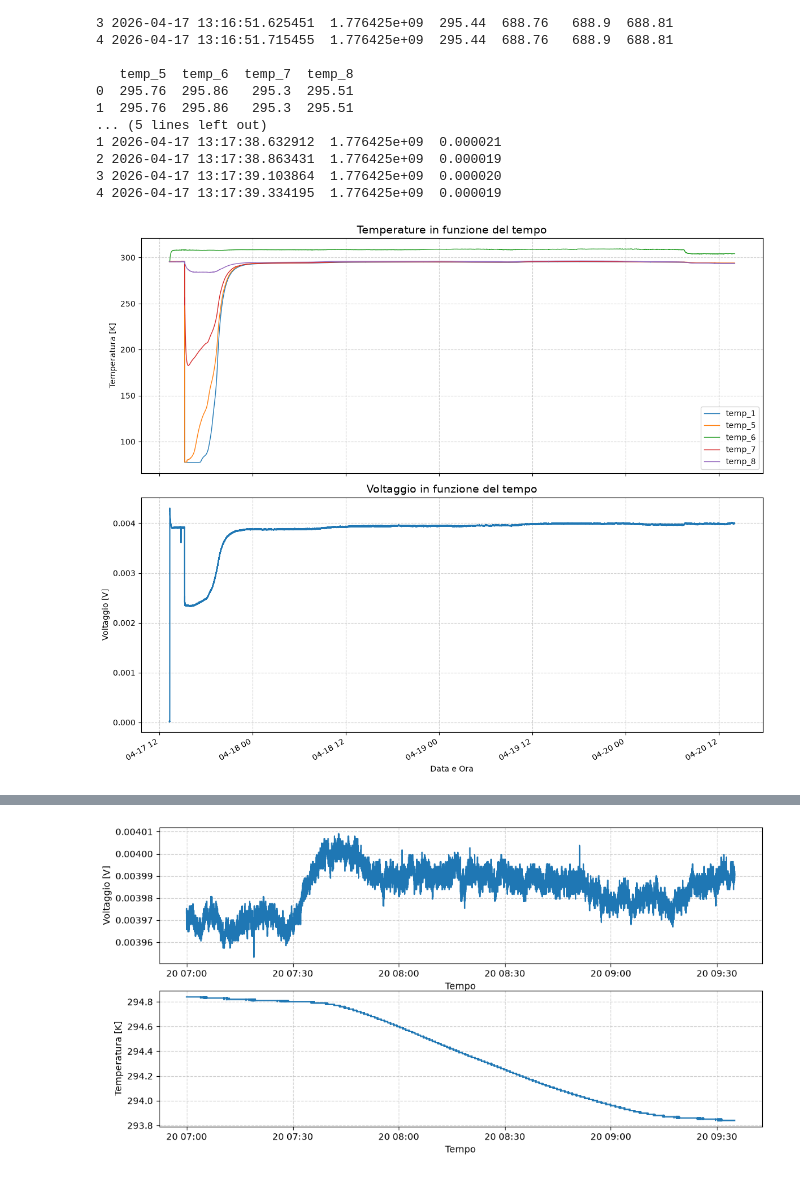
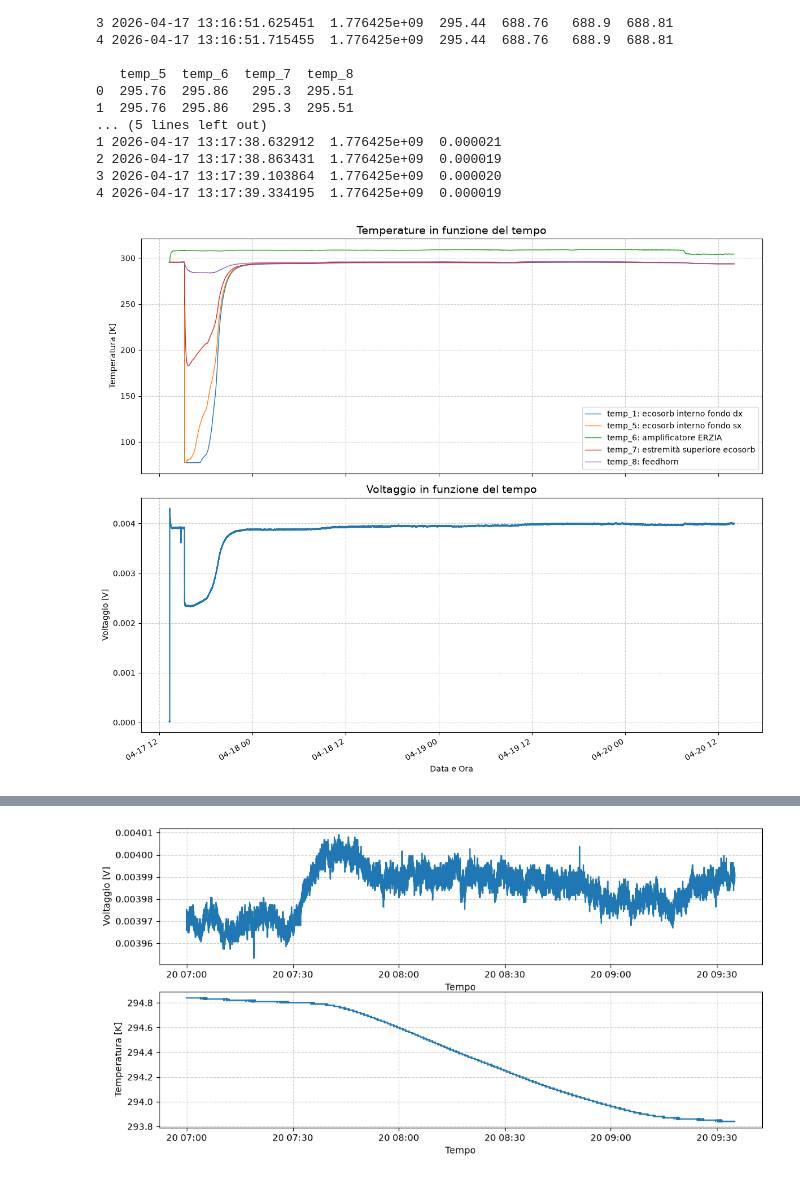
Before and after one commit to Doldz/DRM_RadioLab, a Jupyter notebook: dati_T_noise/calcolo_T_noise.ipynb, the cells around one changed output, grey strips where cells are left out. Drawn from its saved outputs; the diff is of its cells as text; code cells hidden in the pictures.

```diff
--- a/dati_T_noise/calcolo_T_noise.ipynb
+++ b/dati_T_noise/calcolo_T_noise.ipynb
@@ -57,8 +59,8 @@ df_temps.columns = cols_temps
 df_volts.columns = cols_volts
 
 #conversion of the date in a usable format for plotting
-df_temps['date'] = pd.to_datetime(df_temps['date'],errors='coerce')
-df_volts['date'] = pd.to_datetime(df_volts['date'],errors='coerce')
+df_temps['date'] = pd.to_datetime(df_temps['date'], format='ISO8601')
+df_volts['date'] = pd.to_datetime(df_volts['date'], format='ISO8601')
 df_volts['volts'] *= -1
 
 print(df_temps.head())
@@ -84,29 +86,36 @@ Loading the existing compressed file: DRM_calibrazione_T_noise_temp2026-04-17_13
 # %%
 # Plot of the signals of temperatures and votlages
 fig, (ax1, ax2) = plt.subplots(2, 1, figsize=(12, 10), sharex=True)
 
 #Array of the functioning probes
 probes= [1,5,6,7,8]
+probe_names = {
+    1: 'ecosorb interno fondo dx',
+    5: 'ecosorb interno fondo sx',
+    6: 'amplificatore ERZIA',
+    7: 'estremità superiore ecosorb',
+    8: 'feedhorn',
+}
 
 for i in probes:
     col = f'temp_{i}'
-    ax1.plot(df_temps['date'], df_temps[col], label=col, linewidth=1)
+    ax1.plot(df_temps['date'], df_temps[col], label=f'{col}: {probe_names[i]}', linewidth=1)
 
 ax1.set_title('Temperature in funzione del tempo', fontsize=14)
 ax1.set_ylabel('Temperatura [K]')
 ax1.grid(True, linestyle='--', alpha=0.6)
 ax1.legend(loc='lower right')
 
 ax2.plot(df_volts['date'], df_volts['volts'], label='Voltaggio', linewidth=1.5)
 
 ax2.set_title('Voltaggio in funzione del tempo', fontsize=14)
 ax2.set_xlabel('Data e Ora')
 ax2.set_ylabel('Voltaggio [V]')
 ax2.grid(True, linestyle='--', alpha=0.6)
 
 plt.gcf().autofmt_xdate()
 
 plt.tight_layout()
 plt.show()
 # %% [output]
-[figure, old version]
+[figure, new version]
```
Also changed, not shown: parts of 30 cells of this notebook, 9 other files.
